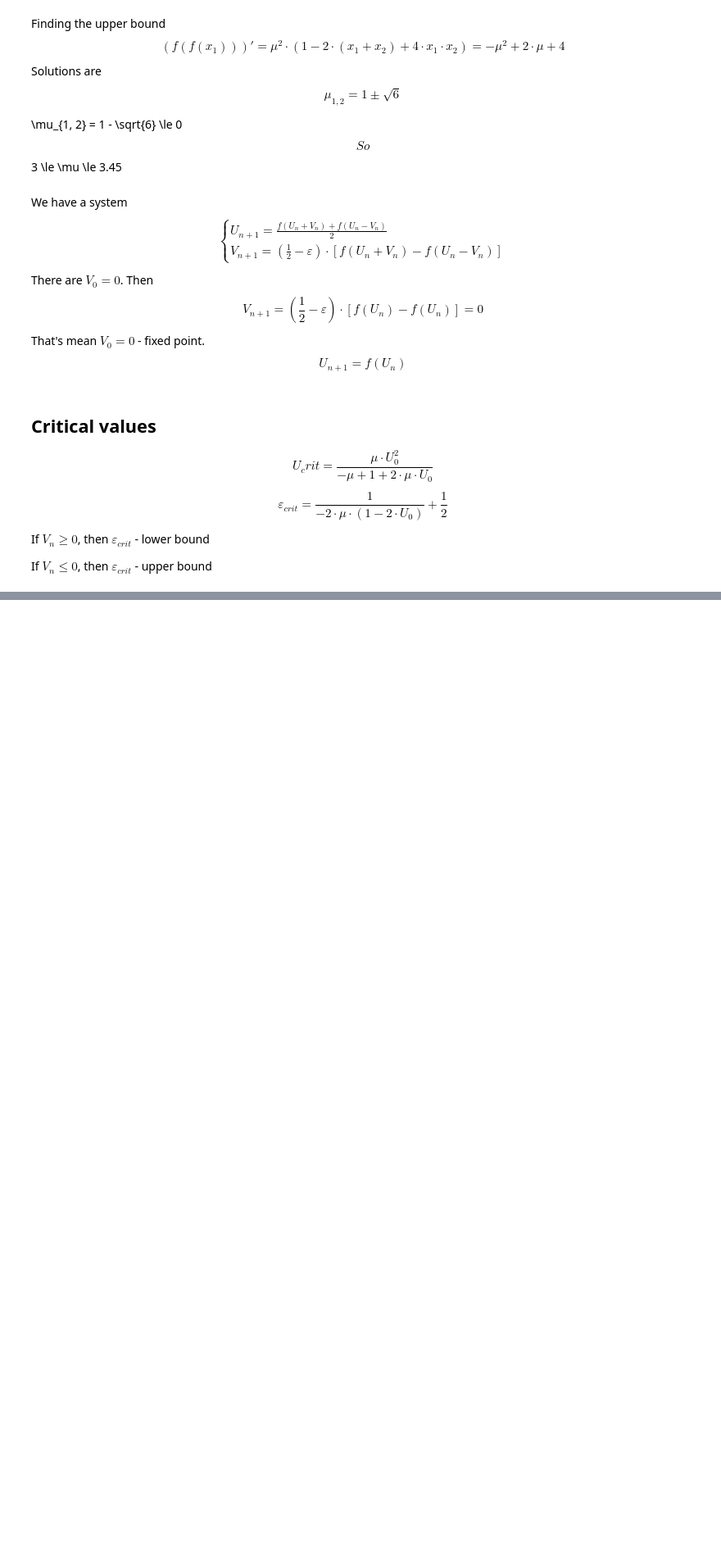
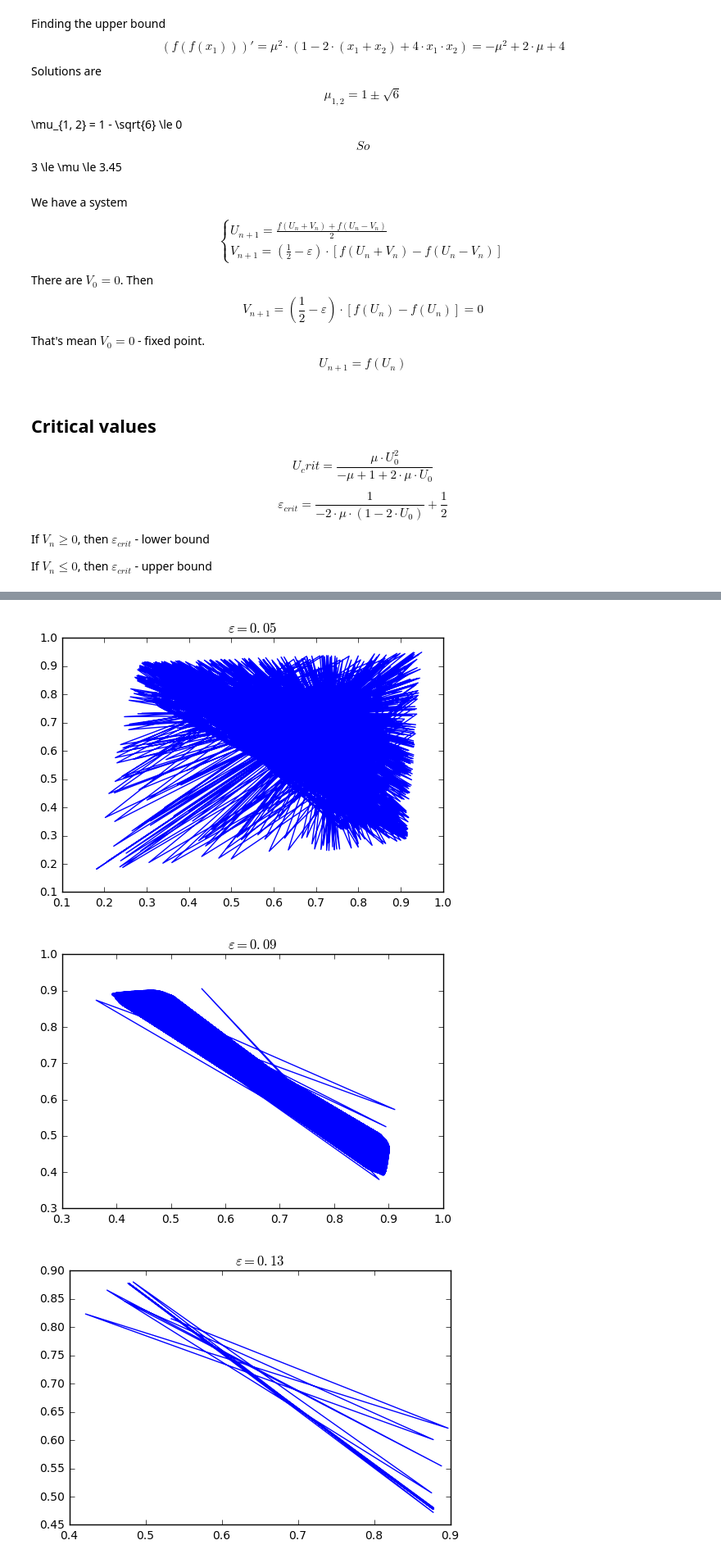
Before and after one commit to char-lie/physical-informatics, a Jupyter notebook: Lab6/lab6.ipynb, the cells around one changed output, grey strips where cells are left out. Shown at 82% size. Cells and saved outputs as stored; diff of their text form; code cells hidden in the pictures; blank space fills up the shorter version.

```diff
--- a/Lab6/lab6.ipynb
+++ b/Lab6/lab6.ipynb
@@ -184,0 +194,9 @@ for xy_seq in xy_seqs:
+# %%
+for xy_seq in xy_seqs:
+    plt.title(r'$\varepsilon=%s$' % xy_seq[1])
+    plt.plot(xy_seq[0][0], xy_seq[0][1])
+    plt.show()
+# %% [output]
+[figure, added]
+[figure, added]
+[figure, added]
```
Also changed, not shown: parts of 8 cells of this notebook.
